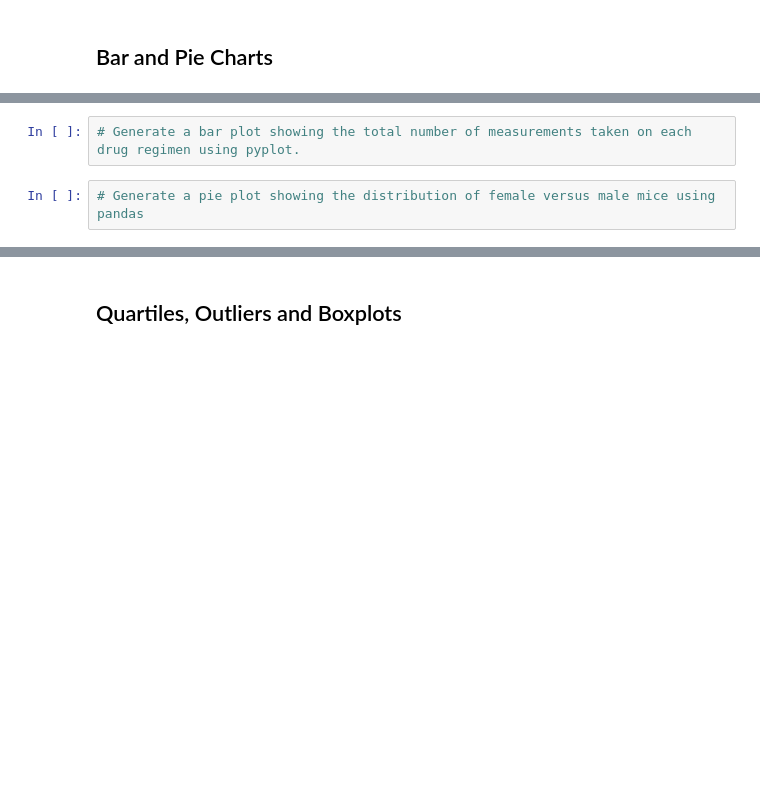
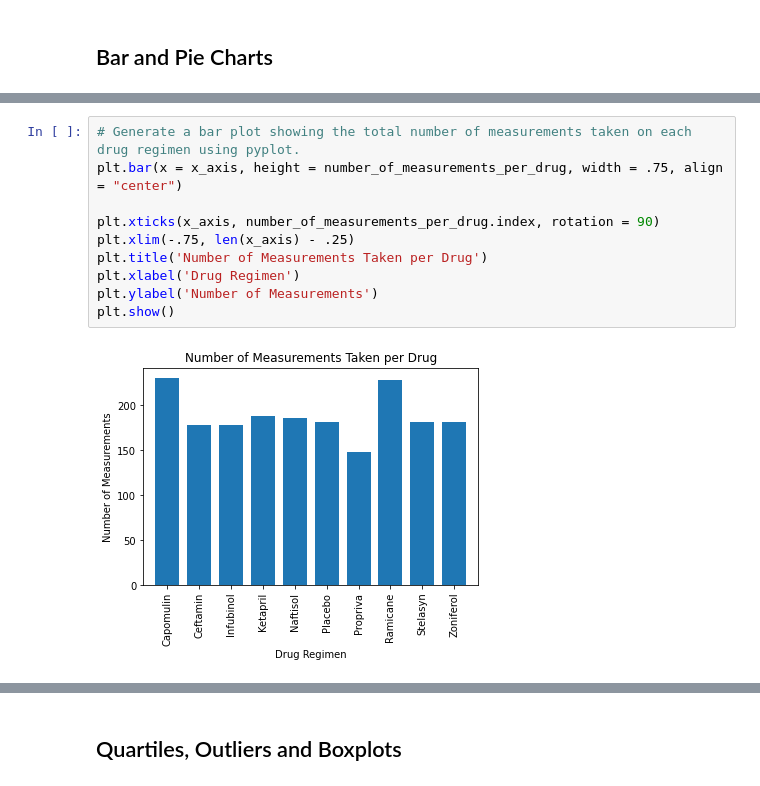
Before and after one commit to BrandonOverlie/matplotlib-challenge, a Jupyter notebook: pymaceuticals_starter.ipynb, the cells around one changed output, grey strips where cells are left out. Cells and saved outputs as stored; diff of their text form; blank space fills up the shorter version.

```diff
--- a/pymaceuticals_starter.ipynb
+++ b/pymaceuticals_starter.ipynb
@@ -170,4 +170,12 @@ plt.show()
 # %%
 # Generate a bar plot showing the total number of measurements taken on each drug regimen using pyplot.
+plt.bar(x = x_axis, height = number_of_measurements_per_drug, width = .75, align = "center")
+
+plt.xticks(x_axis, number_of_measurements_per_drug.index, rotation = 90)
+plt.xlim(-.75, len(x_axis) - .25)
+plt.title('Number of Measurements Taken per Drug')
+plt.xlabel('Drug Regimen')
+plt.ylabel('Number of Measurements')
+plt.show()
+# %% [output]
+[figure, added]
-# %%
-# Generate a pie plot showing the distribution of female versus male mice using pandas
```
Also changed, not shown: parts of 3 cells of this notebook.
